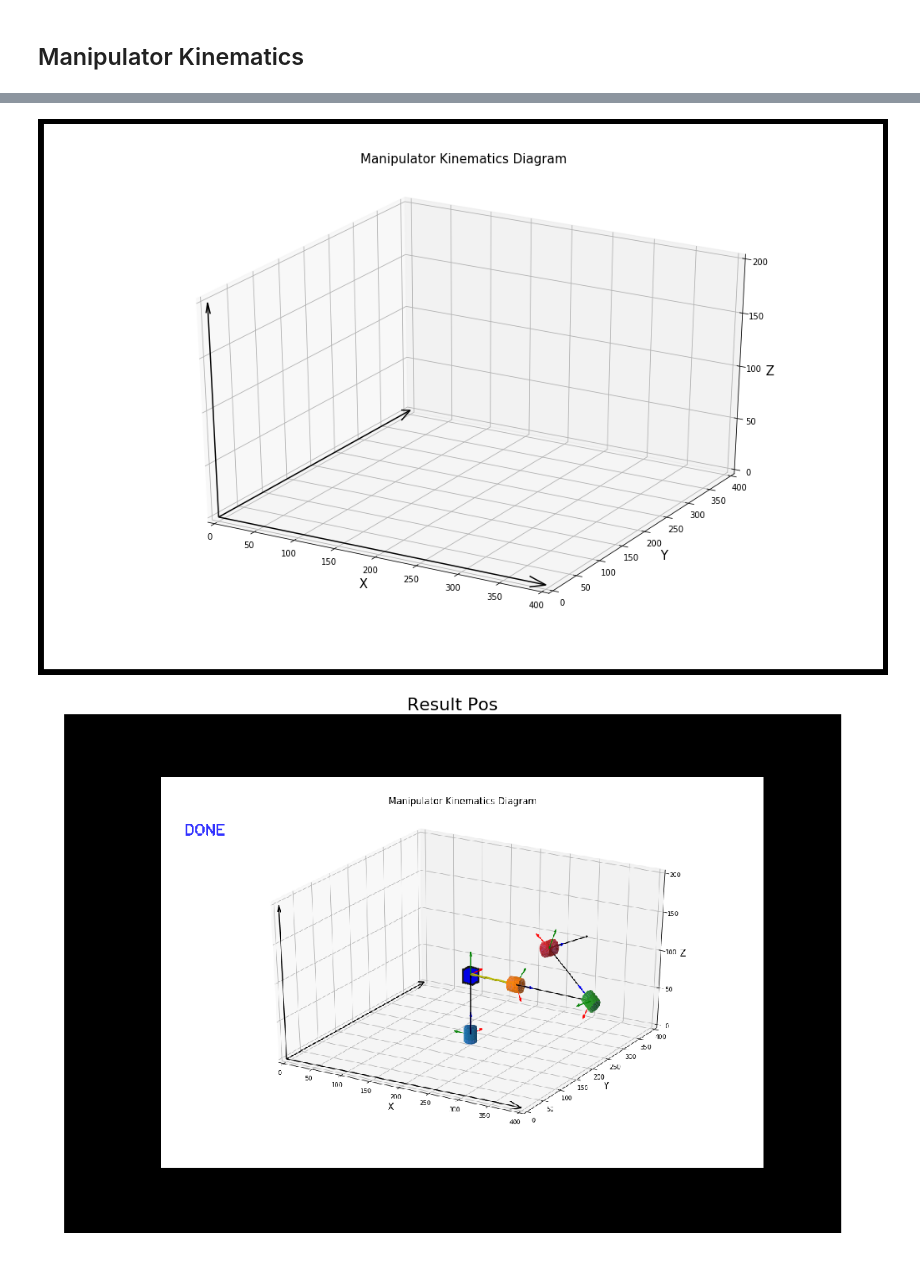
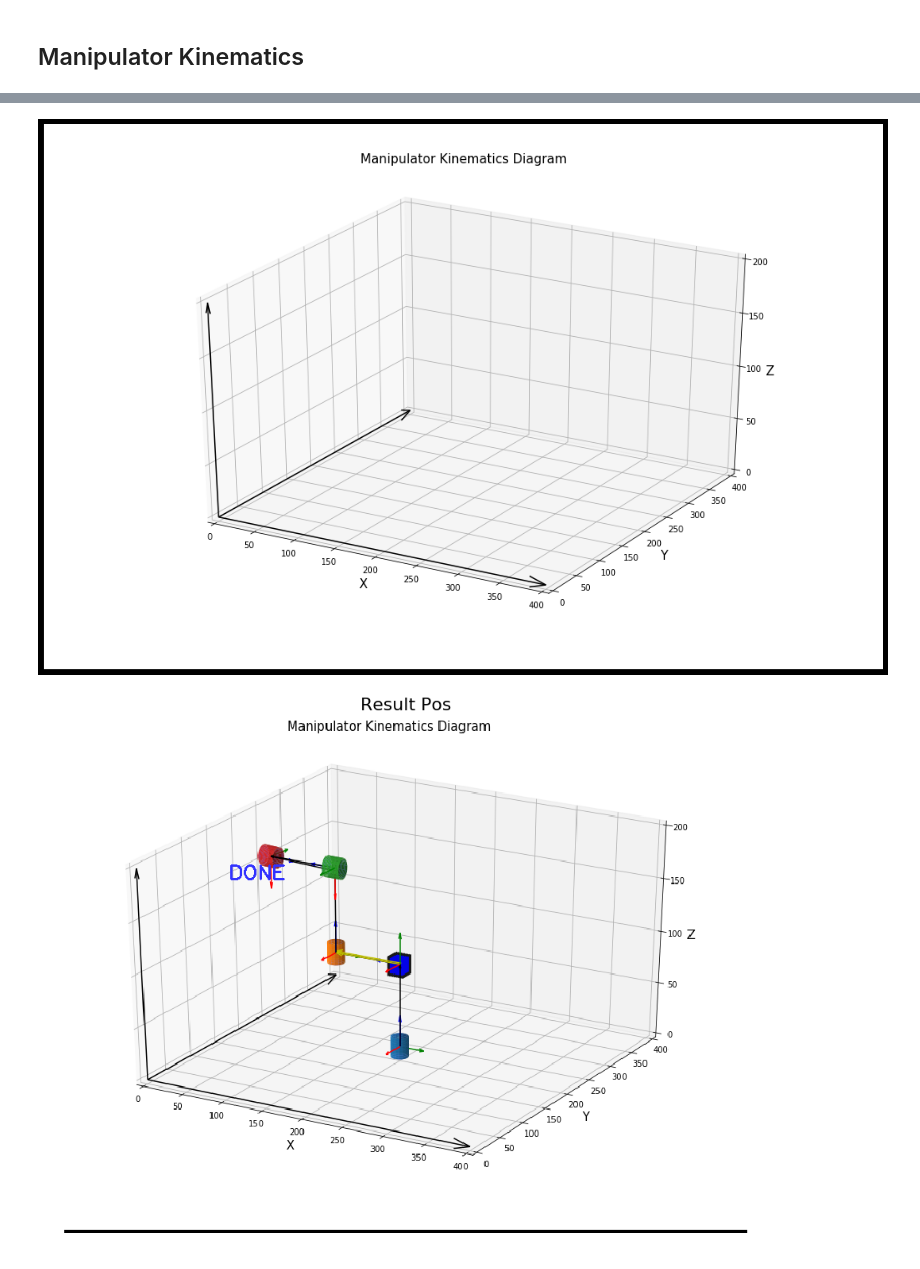
Before and after one commit to Mafeuz/Robotics, a Jupyter notebook: Manipulator Kinematics/Manipulator Kinematics.ipynb, the cells around one changed output, grey strips where cells are left out. Drawn from its saved outputs; the diff is of its cells as text; code cells hidden in the pictures.

Commit message:
trying to figure out issue with 90 to 0 frame mov

```diff
--- a/Manipulator Kinematics/Manipulator Kinematics.ipynb
+++ b/Manipulator Kinematics/Manipulator Kinematics.ipynb
@@ -204,6 +210,7 @@ def search(x_goal, y_goal, z_goal, frame_list, inc_factor=20):
         img = np.frombuffer(fig.canvas.tostring_rgb(), dtype=np.uint8)
         img = img.reshape(fig.canvas.get_width_height()[::-1] + (3,))
         img = cv2.cvtColor(img,cv2.COLOR_RGB2BGR)
+        img = img[130:760, 270:1100]
 
         cv2.imshow("Grid", img)
         cv2.waitKey(1)
@@ -255,6 +262,7 @@ def search(x_goal, y_goal, z_goal, frame_list, inc_factor=20):
                 img = np.frombuffer(fig.canvas.tostring_rgb(), dtype=np.uint8)
                 img = img.reshape(fig.canvas.get_width_height()[::-1] + (3,))
                 img = cv2.cvtColor(img,cv2.COLOR_RGB2BGR)
+                img = img[130:760, 270:1100]
 
                 cv2.imshow("Grid", img)
                 cv2.waitKey(1)
@@ -300,17 +308,17 @@ F2_jointType   = 'Prismatic Joint'
 d2_min         = 80
 d2_max         = 140
 
-# Frame 2:
-Link3          = 130
-F3_orientation = (90,0,0)
+# Frame 3:
+Link3          = 80
+F3_orientation = (0,0,0)
 F3_mov_angle   = 0
 F3_jointType   = 'Revolute Joint'
-d3_min         = -60
-d3_max         = 60
+d3_min         = -90
+d3_max         = 90
 
 # Frame 4:
-Link4          = 100
-F4_orientation = (0,0,0)
+Link4          = 80
+F4_orientation = (90,0,0)
 F4_mov_angle   = 0
 F4_jointType   = 'Revolute Joint'
 d4_min         = -90
@@ -318,7 +326,7 @@ d4_max         = 90
 
 # Frame 5:
 Link5          = 80
-F5_orientation = (90,0,0)
+F5_orientation = (0,0,0)
 F5_mov_angle   = 0
 F5_jointType   = 'Revolute Joint'
 d5_min         = -90
@@ -332,11 +340,11 @@ frameFive  = [Link5, F5_orientation, 0, F5_jointType, d5_min, d5_max]
 
 frame_list = [frameOne, frameTwo, frameThree, frameFour, frameFive]
 
-x_goal = 340
-y_goal = 300
-z_goal = 100
+x_goal = 100
+y_goal = 200
+z_goal = 150
 
-results, end_effector = search(x_goal, y_goal, z_goal, frame_list, inc_factor=40)
+results, end_effector = search(x_goal, y_goal, z_goal, frame_list, inc_factor=30)
 
 print('Displacement Results:', results)
 print('End Effector Posistion:', end_effector, ' Desired Pos:', (x_goal, y_goal, z_goal))
@@ -346,2 +369,2 @@ End Effector Posistion: (348.29173418317333, 286.12297142574835, 140.0)  Desired
 [figure]
-[figure, old version]
+[figure, new version]
```
Also changed, not shown: parts of 3 cells of this notebook, 1 other file.
